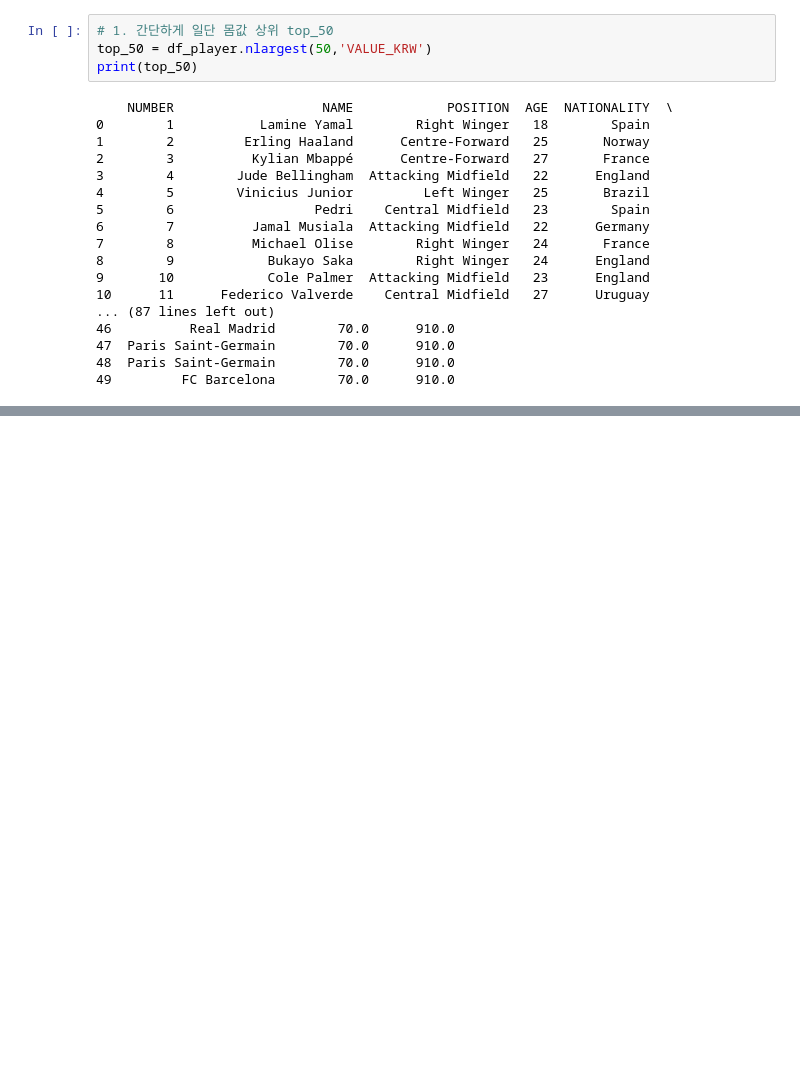
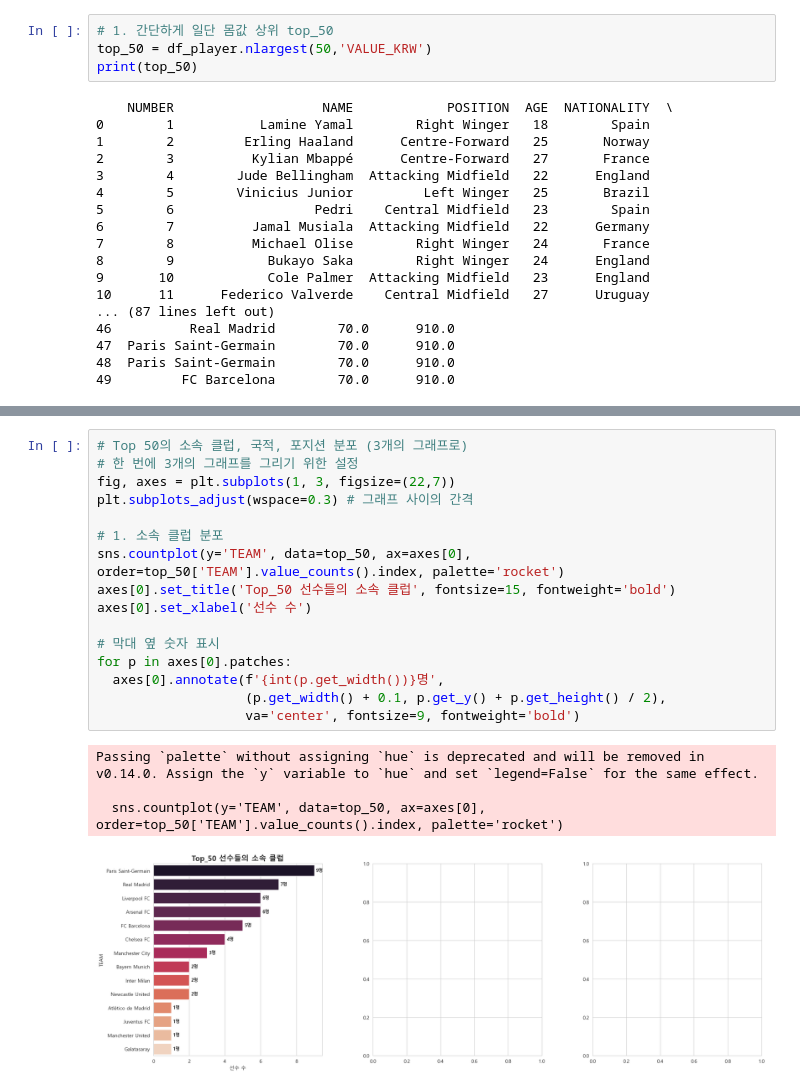
Before and after one commit to 0jyyyyy/Soccer_Lens, a Jupyter notebook: Transfermarkt-Value-Analysis(TVA)/World/world_tva_dashboard.ipynb, the cells around one changed output, grey strips where cells are left out. Cells and saved outputs as stored; diff of their text form; blank space fills up the shorter version.

Commit message:
top_50 선수들의 소속클럽

```diff
--- a/Transfermarkt-Value-Analysis(TVA)/World/world_tva_dashboard.ipynb
+++ b/Transfermarkt-Value-Analysis(TVA)/World/world_tva_dashboard.ipynb
@@ -90,0 +93,21 @@ plt.show()
+# %%
+# Top 50의 소속 클럽, 국적, 포지션 분포 (3개의 그래프로)
+# 한 번에 3개의 그래프를 그리기 위한 설정
+fig, axes = plt.subplots(1, 3, figsize=(22,7))
+plt.subplots_adjust(wspace=0.3) # 그래프 사이의 간격
+
+# 1. 소속 클럽 분포
+sns.countplot(y='TEAM', data=top_50, ax=axes[0], order=top_50['TEAM'].value_counts().index, palette='rocket')
+axes[0].set_title('Top_50 선수들의 소속 클럽', fontsize=15, fontweight='bold')
+axes[0].set_xlabel('선수 수')
+
+# 막대 옆 숫자 표시
+for p in axes[0].patches:
+  axes[0].annotate(f'{int(p.get_width())}명',
+                   (p.get_width() + 0.1, p.get_y() + p.get_height() / 2),
+                   va='center', fontsize=9, fontweight='bold')
+# %% [output]
+Passing `palette` without assigning `hue` is deprecated and will be removed in v0.14.0. Assign the `y` variable to `hue` and set `legend=False` for the same effect.
+
+  sns.countplot(y='TEAM', data=top_50, ax=axes[0], order=top_50['TEAM'].value_counts().index, palette='rocket')
+[figure, added]
```
Also changed, not shown: parts of 1 cell of this notebook.
